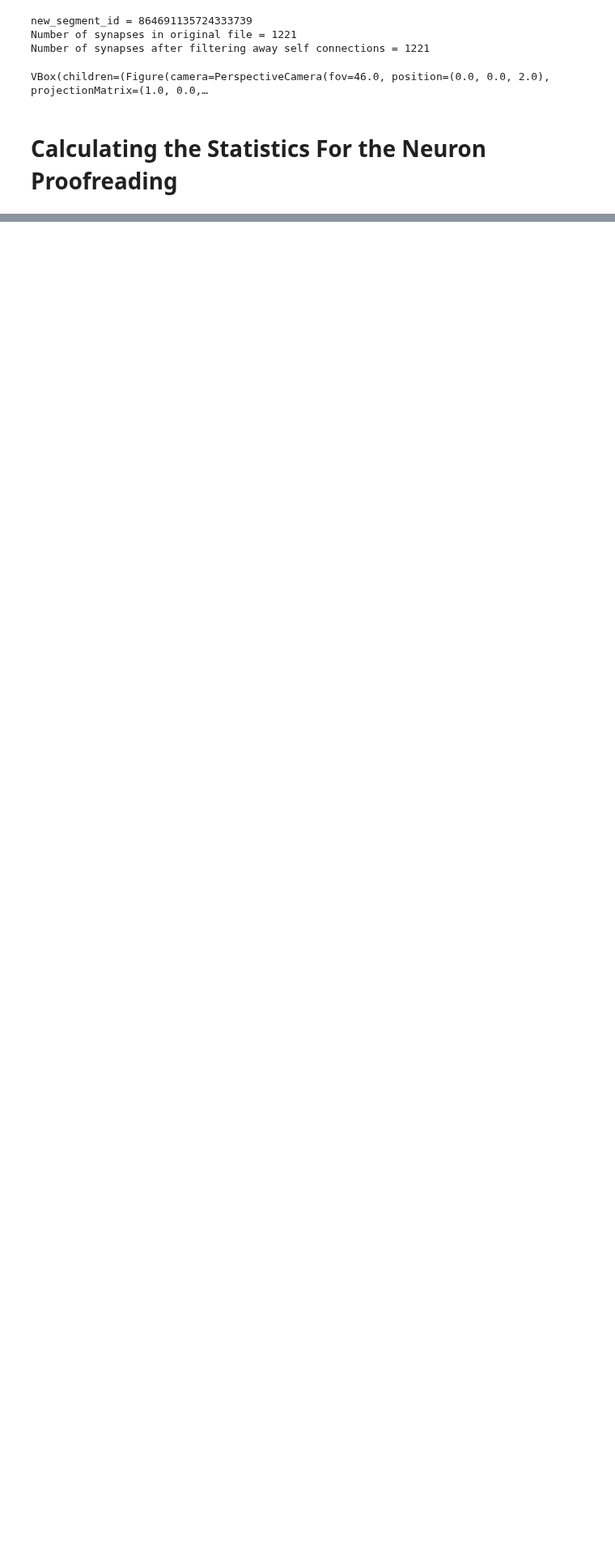
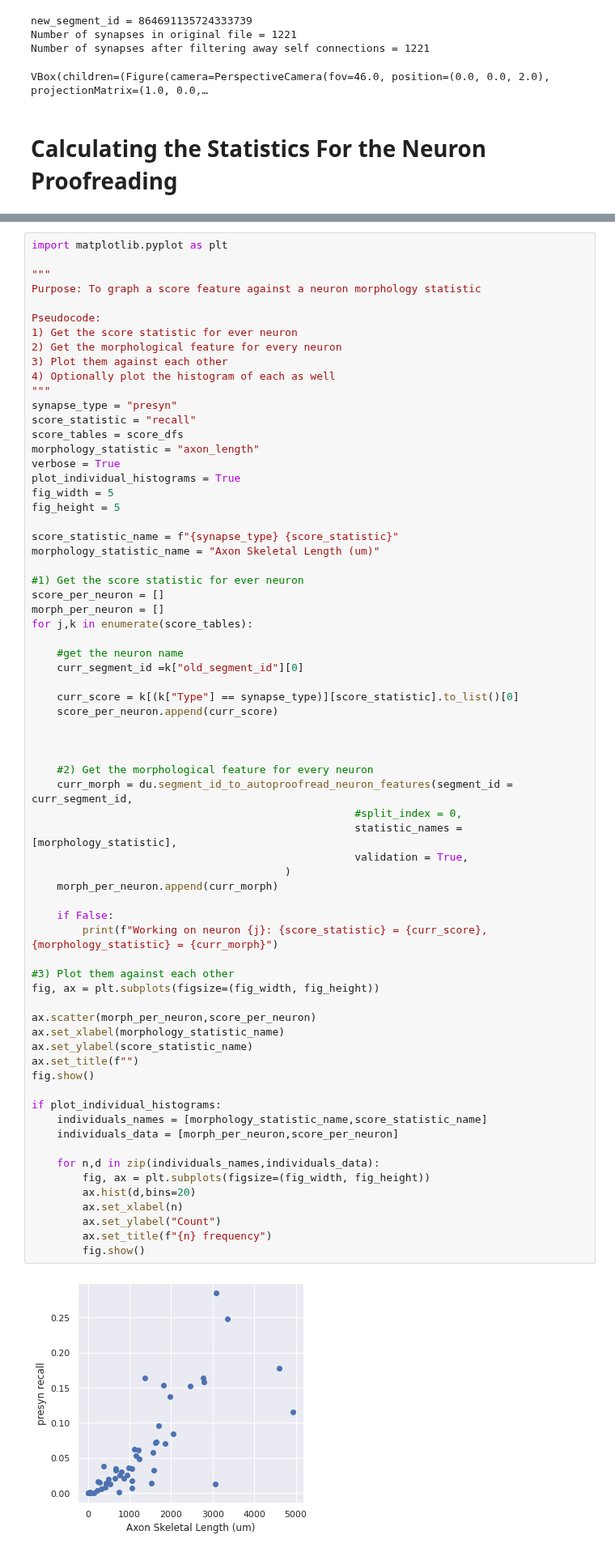
Before and after one commit to celiibrendan/neuron_mesh_tools, a Jupyter notebook: Auto_Proofreading/Validation_Testing/Allen_Proofread_Validation/Manually_Proofread_Cells_vp3.ipynb, the cells around one changed output, grey strips where cells are left out. Shown at 81% size. Saved outputs shown, nothing was run; the diff lists cells and outputs as text; blank space fills up the shorter version.

```diff
--- a/Auto_Proofreading/Validation_Testing/Allen_Proofread_Validation/Manually_Proofread_Cells_vp3.ipynb
+++ b/Auto_Proofreading/Validation_Testing/Allen_Proofread_Validation/Manually_Proofread_Cells_vp3.ipynb
@@ -312,0 +396,70 @@ for all of the categories
+# %%
+import matplotlib.pyplot as plt
+
+"""
+Purpose: To graph a score feature against a neuron morphology statistic
+
+Pseudocode:
+1) Get the score statistic for ever neuron
+2) Get the morphological feature for every neuron
+3) Plot them against each other
+4) Optionally plot the histogram of each as well
+"""
+synapse_type = "presyn"
+score_statistic = "recall"
+score_tables = score_dfs
+morphology_statistic = "axon_length"
+verbose = True
+plot_individual_histograms = True
+fig_width = 5
+fig_height = 5
+
+score_statistic_name = f"{synapse_type} {score_statistic}"
+morphology_statistic_name = "Axon Skeletal Length (um)"
+
+#1) Get the score statistic for ever neuron
+score_per_neuron = []
+morph_per_neuron = []
+for j,k in enumerate(score_tables):
+
+    #get the neuron name
+    curr_segment_id =k["old_segment_id"][0]
+
+    curr_score = k[(k["Type"] == synapse_type)][score_statistic].to_list()[0]
+    score_per_neuron.append(curr_score)
+
+
+
+    #2) Get the morphological feature for every neuron
+    curr_morph = du.segment_id_to_autoproofread_neuron_features(segment_id = curr_segment_id,
+                                                   #split_index = 0,
+                                                   statistic_names = [morphology_statistic],
+                                                   validation = True,
+                                        )
+    morph_per_neuron.append(curr_morph)
+
+    if False:
+        print(f"Working on neuron {j}: {score_statistic} = {curr_score}, {morphology_statistic} = {curr_morph}")
+
+#3) Plot them against each other
+fig, ax = plt.subplots(figsize=(fig_width, fig_height))
+
+ax.scatter(morph_per_neuron,score_per_neuron)
+ax.set_xlabel(morphology_statistic_name)
+ax.set_ylabel(score_statistic_name)
+ax.set_title(f"")
+fig.show()
+
+if plot_individual_histograms:
+    individuals_names = [morphology_statistic_name,score_statistic_name]
+    individuals_data = [morph_per_neuron,score_per_neuron]
+
+    for n,d in zip(individuals_names,individuals_data):
+        fig, ax = plt.subplots(figsize=(fig_width, fig_height))
+        ax.hist(d,bins=20)
+        ax.set_xlabel(n)
+        ax.set_ylabel("Count")
+        ax.set_title(f"{n} frequency")
+        fig.show()
+# %% [output]
+[figure, added]
```
Also changed, not shown: parts of 20 cells of this notebook, 3 other files.
